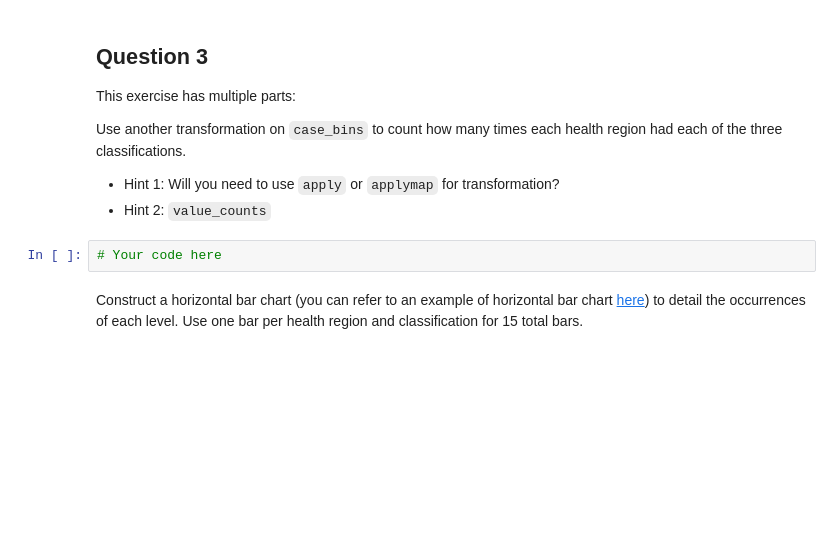
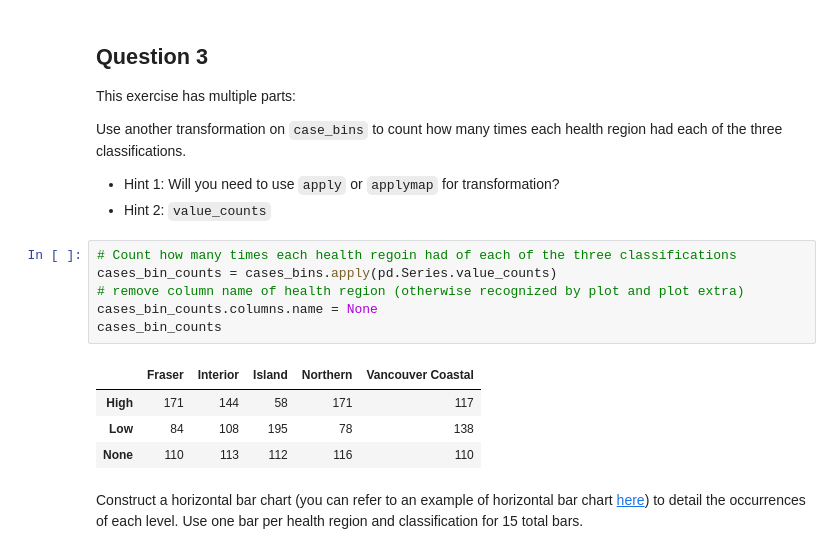
Before and after one commit to tonyliang19/ECON323_2023_Spring, a Jupyter notebook: problem_sets/problem_set_5_Luo_Liang.ipynb, the cells around one changed output. Drawn from its saved outputs; the diff is of its cells as text; blank space fills up the shorter version.

```diff
--- a/problem_sets/problem_set_5_Luo_Liang.ipynb
+++ b/problem_sets/problem_set_5_Luo_Liang.ipynb
@@ -194,8 +216,17 @@ Use another transformation on `case_bins` to count how many times each health re
 
 - Hint 1: Will you need to use `apply` or `applymap` for transformation?
 - Hint 2: `value_counts`
-# %%
-# Your code here
+# %%
+# Count how many times each health regoin had of each of the three classifications
+cases_bin_counts = cases_bins.apply(pd.Series.value_counts)
+# remove column name of health region (otherwise recognized by plot and plot extra)
+cases_bin_counts.columns.name = None
+cases_bin_counts
+# %% [output]
+|  | Fraser | Interior | Island | Northern | Vancouver Coastal |
+| High | 171 | 144 | 58 | 171 | 117 |
+| Low | 84 | 108 | 195 | 78 | 138 |
+| None | 110 | 113 | 112 | 116 | 110 |
 # %% [markdown]
 Construct a horizontal bar chart (you can refer to an example of horizontal bar chart [here](https://www150.statcan.gc.ca/edu/power-pouvoir/c-g/c-g05-2-3-eng.png)) to detail the occurrences of each level.
 Use one bar per health region and classification for 15 total bars.
```
Also changed, not shown: parts of 3 cells of this notebook.
